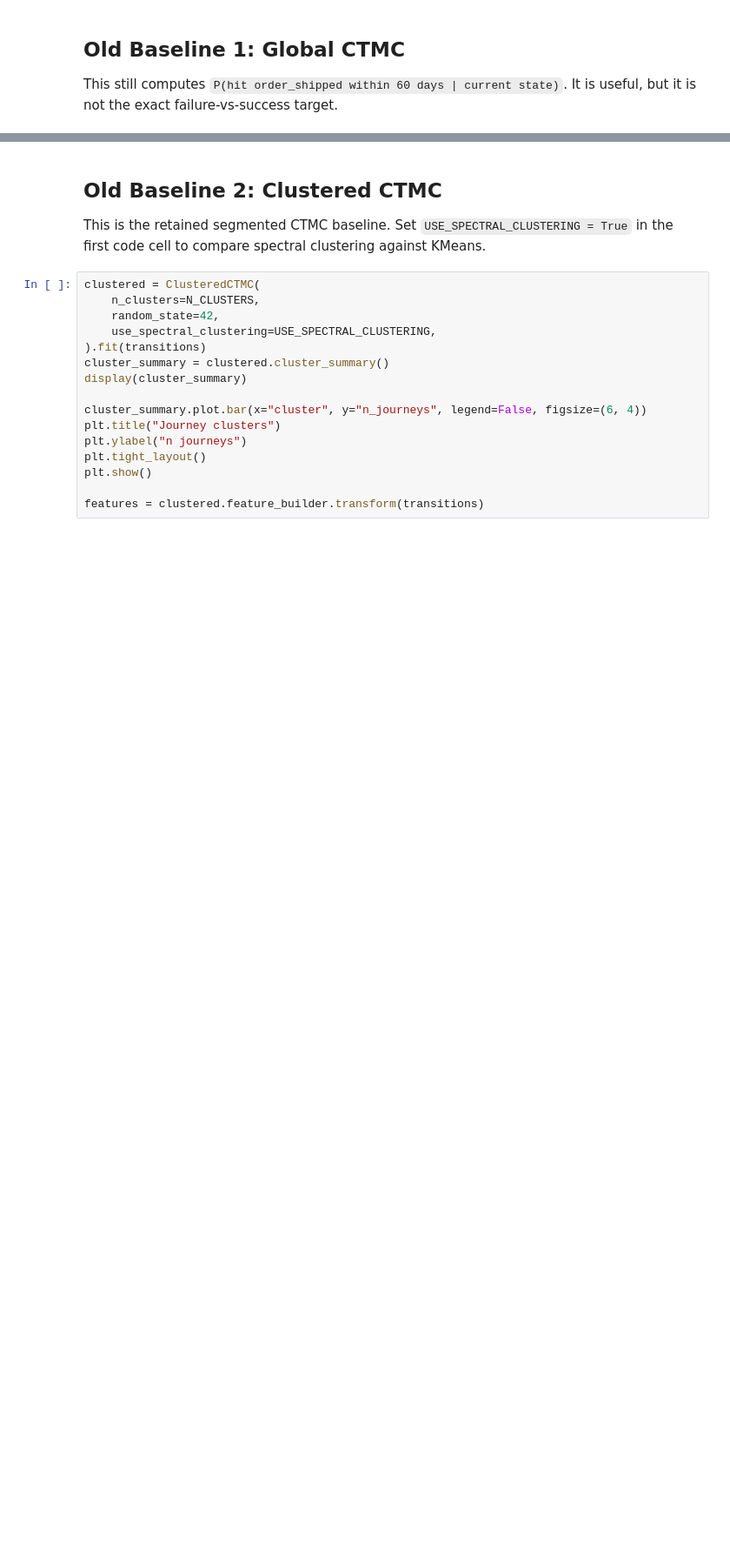
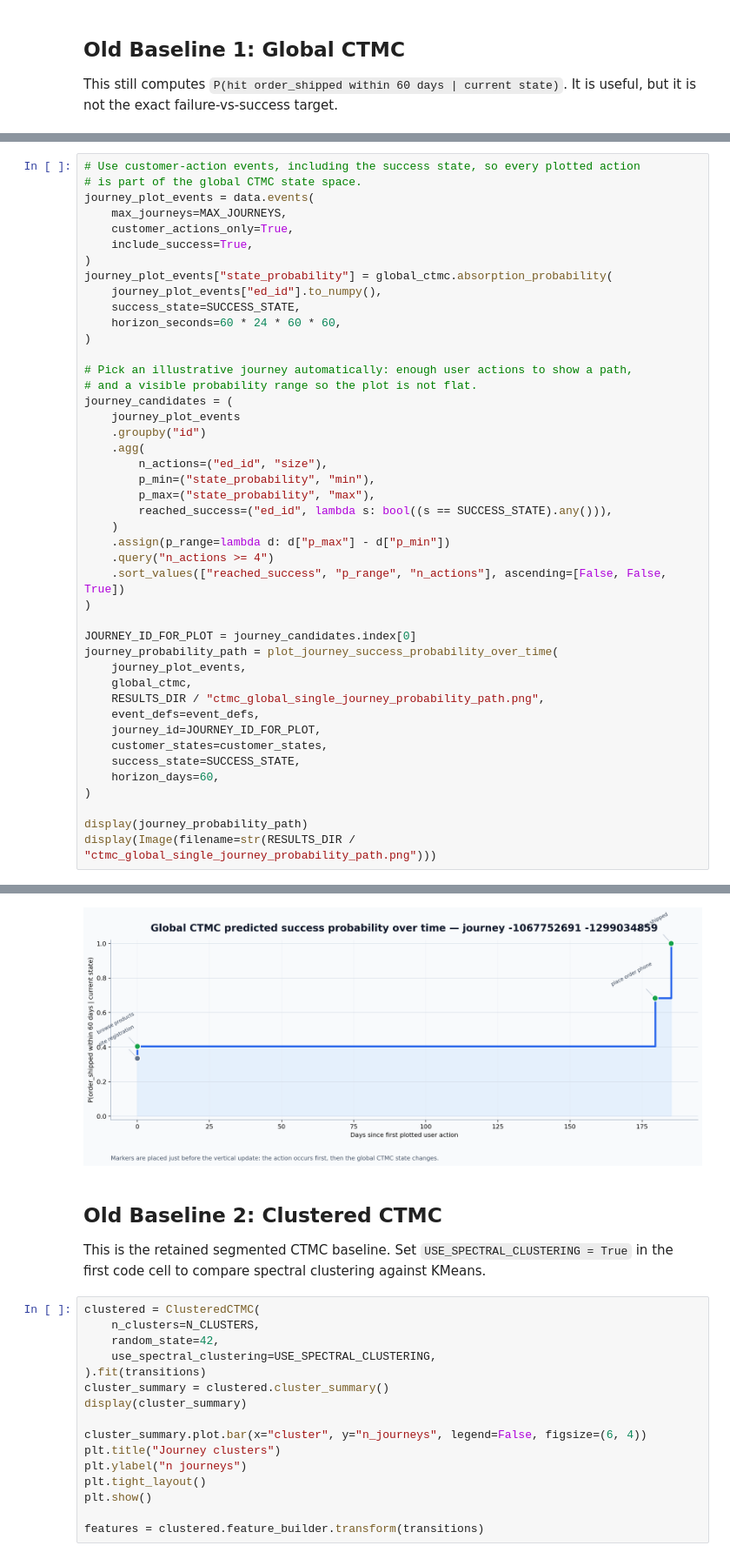
Before and after one commit to yuliaanashkina/m148-project, a Jupyter notebook: notebooks/benchmarks/ctmc_exploration.ipynb, the cells around one changed output, grey strips where cells are left out. Shown at 87% size. Cells and saved outputs as stored; diff of their text form; blank space fills up the shorter version.

Commit message:
Add CTMC notebook visualizations

```diff
--- a/notebooks/benchmarks/ctmc_exploration.ipynb
+++ b/notebooks/benchmarks/ctmc_exploration.ipynb
@@ -82,0 +148,45 @@ plot_top_transition_graph(global_ctmc, RESULTS_DIR / "ctmc_customer_action_top_t
+# %%
+# Use customer-action events, including the success state, so every plotted action
+# is part of the global CTMC state space.
+journey_plot_events = data.events(
+    max_journeys=MAX_JOURNEYS,
+    customer_actions_only=True,
+    include_success=True,
+)
+journey_plot_events["state_probability"] = global_ctmc.absorption_probability(
+    journey_plot_events["ed_id"].to_numpy(),
+    success_state=SUCCESS_STATE,
+    horizon_seconds=60 * 24 * 60 * 60,
+)
+
+# Pick an illustrative journey automatically: enough user actions to show a path,
+# and a visible probability range so the plot is not flat.
+journey_candidates = (
+    journey_plot_events
+    .groupby("id")
+    .agg(
+        n_actions=("ed_id", "size"),
+        p_min=("state_probability", "min"),
+        p_max=("state_probability", "max"),
+        reached_success=("ed_id", lambda s: bool((s == SUCCESS_STATE).any())),
+    )
+    .assign(p_range=lambda d: d["p_max"] - d["p_min"])
+    .query("n_actions >= 4")
+    .sort_values(["reached_success", "p_range", "n_actions"], ascending=[False, False, True])
+)
+
+JOURNEY_ID_FOR_PLOT = journey_candidates.index[0]
+journey_probability_path = plot_journey_success_probability_over_time(
+    journey_plot_events,
+    global_ctmc,
+    RESULTS_DIR / "ctmc_global_single_journey_probability_path.png",
+    event_defs=event_defs,
+    journey_id=JOURNEY_ID_FOR_PLOT,
+    customer_states=customer_states,
+    success_state=SUCCESS_STATE,
+    horizon_days=60,
+)
+
+display(journey_probability_path)
+display(Image(filename=str(RESULTS_DIR / "ctmc_global_single_journey_probability_path.png")))
+# %% [output]
@@ -83,3 +198,4 @@ plot_top_transition_graph(global_ctmc, RESULTS_DIR / "ctmc_customer_action_top_t
+[figure, added]
 # %% [markdown]
 ## Old Baseline 2: Clustered CTMC
 
```
Also changed, not shown: parts of 15 cells of this notebook, 5 other files.
